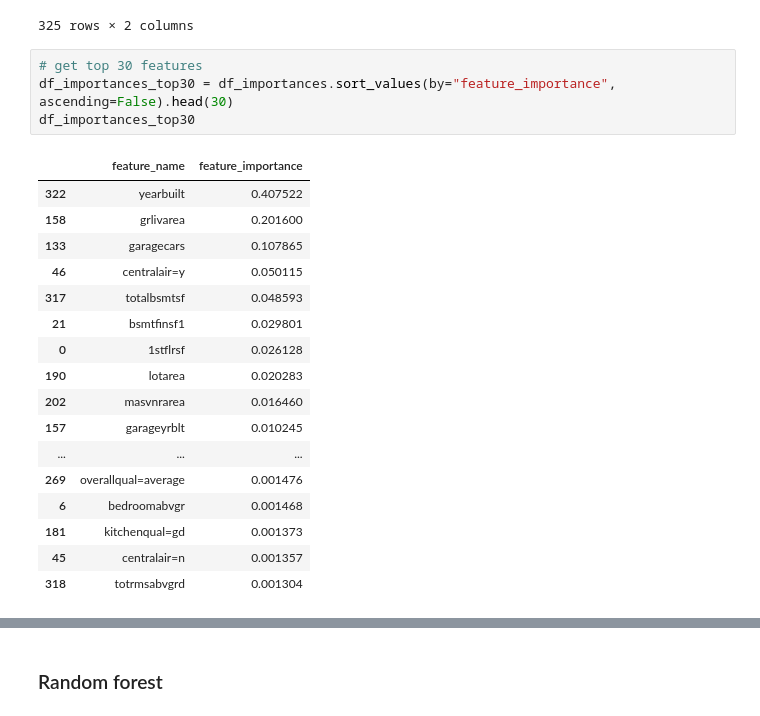
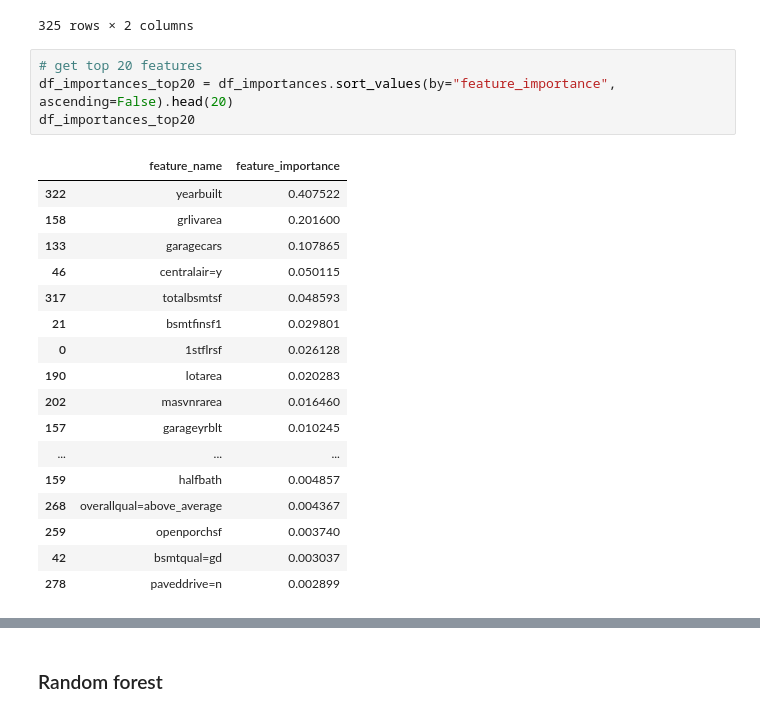
Before and after one commit to sarah-zhan/house_price_prediction, a Jupyter notebook: main.ipynb, the cells around one changed output, grey strips where cells are left out. Saved outputs shown, nothing was run; the diff lists cells and outputs as text.

```diff
--- a/main.ipynb
+++ b/main.ipynb
@@ -384,25 +384,25 @@ df_importances
 | 324 | yrsold | 0.002760 |
 325 rows × 2 columns
 # %%
-# get top 30 features
-df_importances_top30 = df_importances.sort_values(by="feature_importance", ascending=False).head(30)
-df_importances_top30
+# get top 20 features
+df_importances_top20 = df_importances.sort_values(by="feature_importance", ascending=False).head(20)
+df_importances_top20
 # %% [output]
 |  | feature_name | feature_importance |
 | 322 | yearbuilt | 0.407522 |
 | 158 | grlivarea | 0.201600 |
 | 133 | garagecars | 0.107865 |
 | 46 | centralair=y | 0.050115 |
 | 317 | totalbsmtsf | 0.048593 |
 | 21 | bsmtfinsf1 | 0.029801 |
 | 0 | 1stflrsf | 0.026128 |
 | 190 | lotarea | 0.020283 |
 | 202 | masvnrarea | 0.016460 |
 | 157 | garageyrblt | 0.010245 |
 | ... | ... | ... |
-| 269 | overallqual=average | 0.001476 |
-| 6 | bedroomabvgr | 0.001468 |
-| 181 | kitchenqual=gd | 0.001373 |
-| 45 | centralair=n | 0.001357 |
-| 318 | totrmsabvgrd | 0.001304 |
+| 159 | halfbath | 0.004857 |
+| 268 | overallqual=above_average | 0.004367 |
+| 259 | openporchsf | 0.003740 |
+| 42 | bsmtqual=gd | 0.003037 |
+| 278 | paveddrive=n | 0.002899 |
 # %%
```
Also changed, not shown: parts of 1 cell of this notebook.
